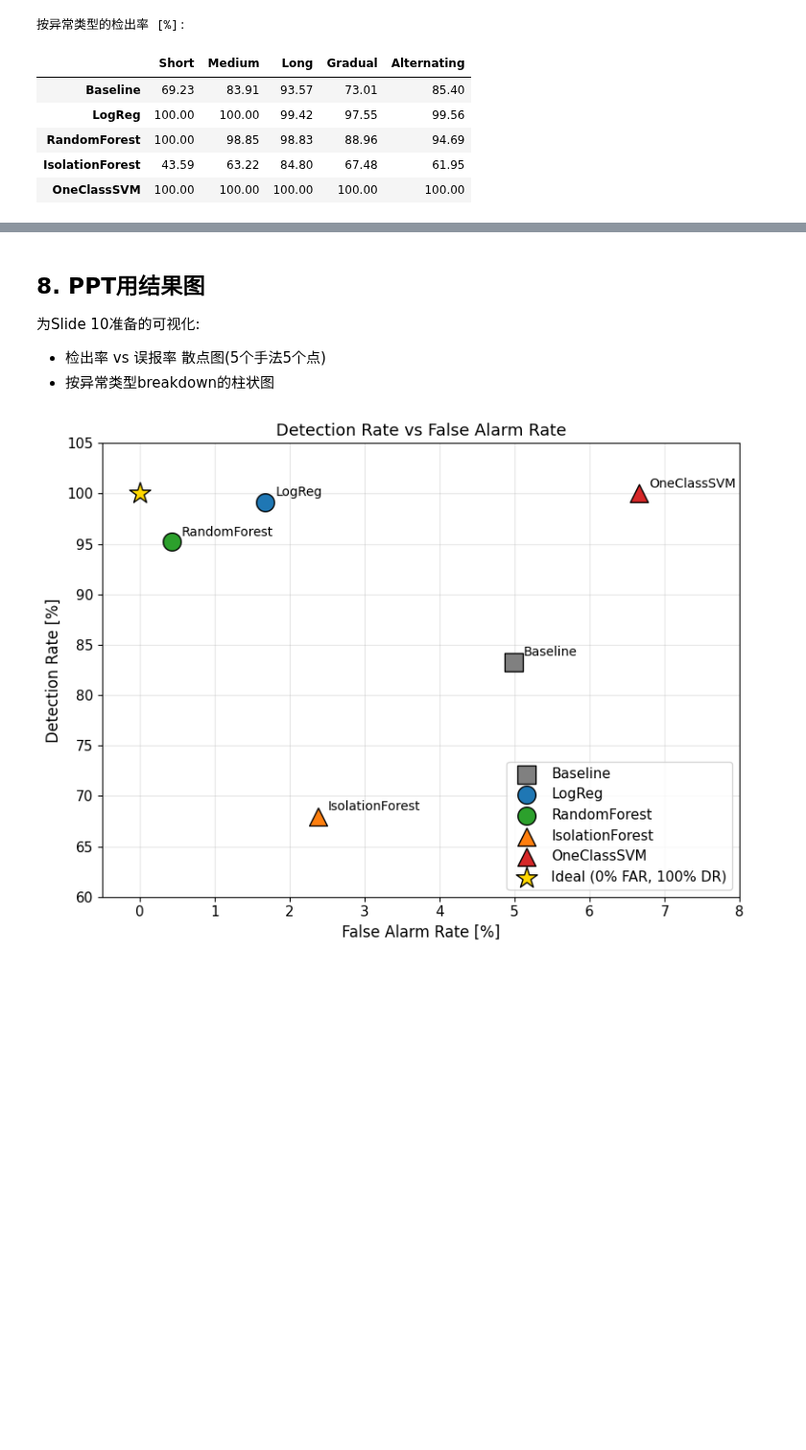
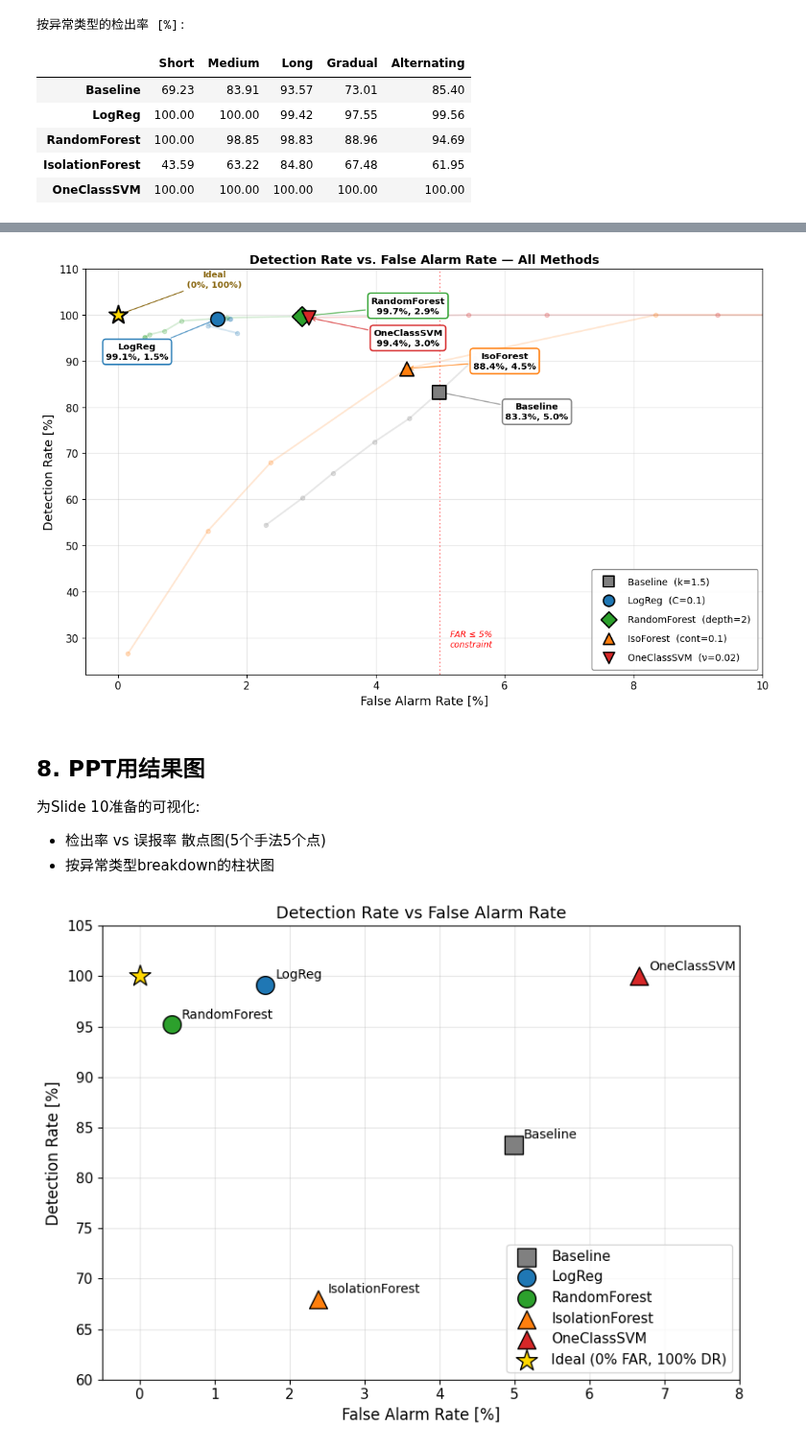
Before and after one commit to zdc1zdd/ble-anomaly-detection, a Jupyter notebook: anomaly_detection.ipynb, the cells around one changed output, grey strips where cells are left out. Shown at 96% size. Saved outputs shown, nothing was run; the diff lists cells and outputs as text; code cells hidden in the pictures; blank space fills up the shorter version.

```diff
--- a/anomaly_detection.ipynb
+++ b/anomaly_detection.ipynb
@@ -798,3 +893,83 @@ breakdown_df
+# %%
+# === 画图 (优化版,避免重叠) ===
+fig, ax = plt.subplots(figsize=(11, 7))
+
+# 每个方法的marker + label位置 (手工调整避免重叠)
+configs = [
+    # (name, best, color, marker, hp_label, label_x, label_y)
+    ('Baseline',     best_baseline, '#7f7f7f', 's', f'k={best_baseline[0]}',         6.5, 79),
+    ('LogReg',       best_lr,       '#1f77b4', 'o', f'C={best_lr[0]}',               0.3, 92),
+    ('RandomForest', best_rf,       '#2ca02c', 'D', f'depth={best_rf[0]}',           4.5, 102),
+    ('IsoForest',    best_iforest,  '#ff7f0e', '^', f'cont={best_iforest[0]}',       6.0, 90),
+    ('OneClassSVM',  best_ocsvm,    '#d62728', 'v', f'ν={best_ocsvm[0]}',            4.5, 95),
+]
+
+all_scans = [
+    ('Baseline',     baseline_results, '#7f7f7f'),
+    ('LogReg',       lr_results,       '#1f77b4'),
+    ('RandomForest', rf_results,       '#2ca02c'),
+    ('IsoForest',    iforest_results,  '#ff7f0e'),
+    ('OneClassSVM',  ocsvm_results,    '#d62728'),
+]
+
+# scan曲线作为浅色背景
+for name, results, color in all_scans:
+    drs = [r[1] for r in results]
+    fars = [r[2] for r in results]
+    ax.plot(fars, drs, '-', color=color, alpha=0.18, linewidth=1.8, zorder=1)
+    ax.scatter(fars, drs, c=color, s=20, alpha=0.22, zorder=2)
+
+# 最佳点 + 引线标注
+for name, best, color, marker, hp_label, lx, ly in configs:
+    _, dr, far = best
+    ax.scatter(far, dr, c=color, s=220, marker=marker,
+               edgecolors='black', linewidth=1.5, zorder=10,
+               label=f'{name}  ({hp_label})')
+    ax.annotate(f'{name}\n{dr:.1f}%, {far:.1f}%',
+                xy=(far, dr), xytext=(lx, ly),
+                fontsize=9.5, color='black', fontweight='bold',
+                ha='center', va='center',
+                bbox=dict(boxstyle='round,pad=0.35', fc='white',
+                          ec=color, alpha=0.95, linewidth=1.5),
+                arrowprops=dict(arrowstyle='->',
+                                color=color, alpha=0.7, lw=1.2))
+
+# 理想点
+ax.scatter(0, 100, s=400, marker='*', c='gold',
+           edgecolors='black', linewidth=2, zorder=11)
+ax.annotate('Ideal\n(0%, 100%)',
+            xy=(0, 100), xytext=(1.5, 106),
+            fontsize=9, color='#8b6914', fontweight='bold',
+            ha='center',
+            arrowprops=dict(arrowstyle='->', color='#8b6914', lw=1))
+
+# 5% FAR线
+ax.axvline(x=5, color='red', linestyle=':', alpha=0.5, linewidth=1.5)
+ax.text(5.15, 28, 'FAR ≤ 5%\nconstraint',
+        fontsize=9, color='red', style='italic')
+
+ax.set_xlabel('False Alarm Rate [%]', fontsize=13)
+ax.set_ylabel('Detection Rate [%]', fontsize=13)
+ax.set_title('Detection Rate vs. False Alarm Rate — All Methods',
+             fontsize=13, fontweight='bold')
+ax.grid(True, alpha=0.3)
+ax.set_xlim(-0.5, 10)
+ax.set_ylim(22, 110)
+ax.legend(loc='lower right',
+          fontsize=10,
+          framealpha=0.95,
+          edgecolor='gray',
+          ncol=1,
+          labelspacing=1.0,      # 行间距(默认0.5,翻倍)
+          handletextpad=1.0,     # marker和文字间距(默认0.8)
+          borderpad=0.8,         # 框内边距(默认0.4,翻倍)
+          markerscale=0.8)       # legend里marker的缩放
+
+plt.tight_layout()
+plt.savefig(f'{OUTPUT_DIR}/final_comparison.png', dpi=300, bbox_inches='tight')
+plt.show()
+# %% [output]
+[figure, added]
 # %% [markdown]
 ## 8. PPT用结果图
 
```
Also changed, not shown: parts of 1 cell of this notebook, 1 other file.
